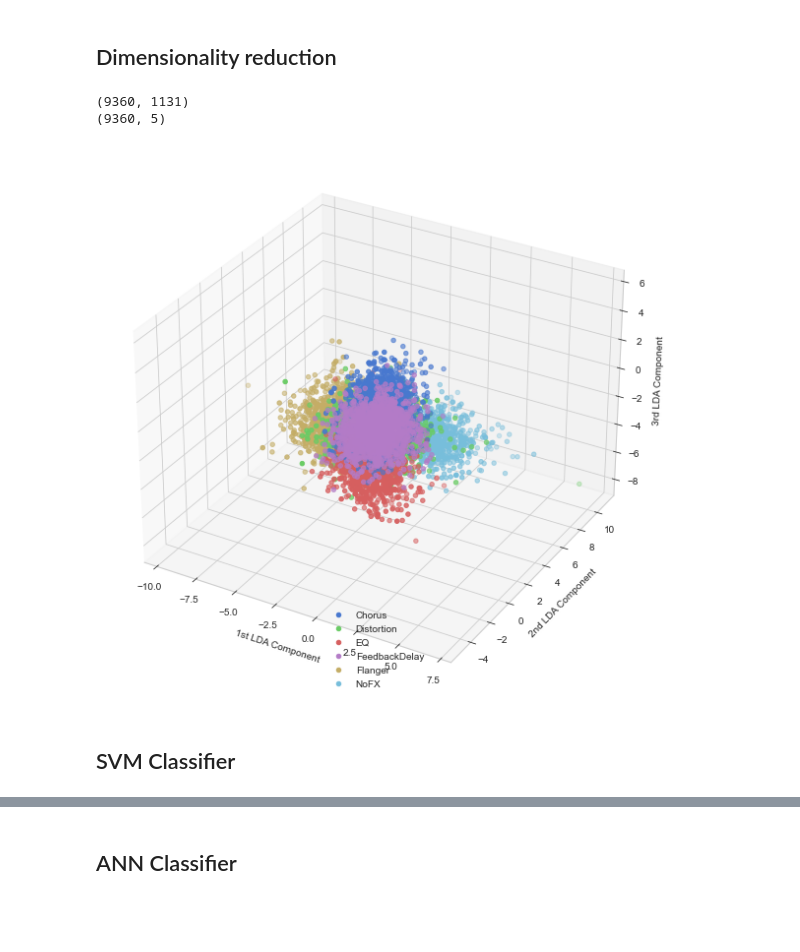
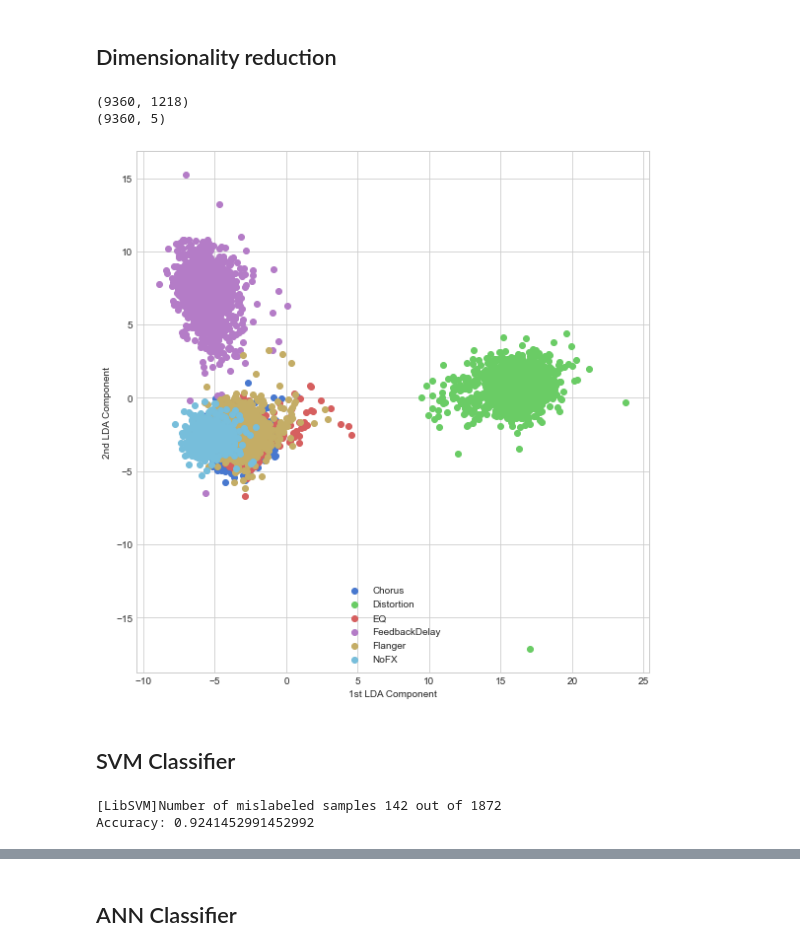
Before and after one commit to VoggLyster/AudioFXClassification, a Jupyter notebook: Project.ipynb, the cells around one changed output, grey strips where cells are left out. Drawn from its saved outputs; the diff is of its cells as text; code cells hidden in the pictures; blank space fills up the shorter version.

```diff
--- a/Project.ipynb
+++ b/Project.ipynb
@@ -17,10 +17,14 @@ import IPython.display as Ipd
 import sklearn
 # %%
 # Setup variables
-samplerate = 22050
+samplerate = 44100
 sample_len = 2*samplerate
 n_mfcc = 13
 hop_len = 512
-mfcc_len = int(np.ceil(sample_len/hop_len)*n_mfcc)
-print(mfcc_len)
+segment_len = int(np.ceil(sample_len/hop_len))
+mfcc_len = segment_len * n_mfcc
+spectral_bandwidth_len = segment_len
+spectral_flatness_len = 1
+feature_len = mfcc_len + spectral_bandwidth_len + spectral_flatness_len
+print(feature_len)
 # %% [output]
@@ -56,7 +59,10 @@ count = 0
 
 def extract_features(filename, count=0):
     signal, dummy = librosa.load(filename, samplerate, mono=True)
-    output = librosa.feature.mfcc(signal, samplerate, n_mfcc=n_mfcc, hop_length=hop_len).flatten()
+    mfccs = librosa.feature.mfcc(signal, samplerate, n_mfcc=n_mfcc, hop_length=hop_len).flatten()
+    spectral_bandwidth = librosa.feature.spectral_bandwidth(signal, samplerate).flatten()
+    spectral_flatness = np.mean(librosa.feature.spectral_flatness(signal).flatten())
+    output = np.append(np.concatenate((mfccs, spectral_bandwidth)),spectral_flatness)
     clear_output(wait=True)
     print("%i/%i samples processed" % (count, n_data))
     return output
@@ -164,34 +170,44 @@ feat_test = scaler.transform(feat_test)
 # %% [markdown]
 ## Dimensionality reduction
 # %%
+# LDA
 from sklearn.discriminant_analysis import LinearDiscriminantAnalysis
 lda = LinearDiscriminantAnalysis()
 
 lda.fit(feat_train, lab_train)
 
-print(features.shape)
-
 proj_feat_train = lda.transform(feat_train)
 proj_feat_test = lda.transform(feat_test)
 
 proj_features = lda.transform(scaler.transform(features))
-print(proj_features.shape)
+
+# with plt.style.context('seaborn-whitegrid'):
+#     fig = plt.figure(figsize=(8, 8))
+#     ax = fig.add_subplot(projection='3d')
+#     for lab_val, lab_name in zip(range(0,len(classes)),classes):
+#         ax.scatter(proj_features[labels==lab_val, 0],
+#                     proj_features[labels==lab_val, 1],
+#                     proj_features[labels==lab_val, 2],
+#                     label=lab_name)
+#     ax.set_xlabel('1st LDA Component')
+#     ax.set_ylabel('2nd LDA Component')
+#     ax.set_zlabel('3rd LDA Component')
+#     ax.legend(loc='lower center')
+#     plt.tight_layout()
+#     plt.show()
 
 with plt.style.context('seaborn-whitegrid'):
-    fig = plt.figure(figsize=(8, 8))
-    ax = fig.add_subplot(projection='3d')
+    plt.figure(figsize=(8, 8))
     for lab_val, lab_name in zip(range(0,len(classes)),classes):
-        ax.scatter(proj_features[labels==lab_val, 2],
-                    proj_features[labels==lab_val, 3],
-                    proj_features[labels==lab_val, 4],
+        plt.scatter(proj_features[labels==lab_val, 0],
+                    proj_features[labels==lab_val, 1],
                     label=lab_name)
-    ax.set_xlabel('1st LDA Component')
-    ax.set_ylabel('2nd LDA Component')
-    ax.set_zlabel('3rd LDA Component')
-    ax.legend(loc='lower center')
+    plt.xlabel('1st LDA Component')
+    plt.ylabel('2nd LDA Component')
+    plt.legend(loc='lower center')
     plt.tight_layout()
     plt.show()
 # %% [output]
-(9360, 1131)
+(9360, 1218)
 (9360, 5)
-[figure, old version]
+[figure, new version]
@@ -199,16 +221,19 @@ with plt.style.context('seaborn-whitegrid'):
 ## SVM Classifier
 # %%
 #Creating an instance of a SVM classifier
-#model_SVM = sklearn.svm.SVC(kernel='rbf', C=2.0, verbose=True)
+model_SVM = sklearn.svm.SVC(kernel='rbf', C=2.0, verbose=True)
 
 #training the model
-#model_SVM.fit(feat_train, lab_train)
+model_SVM.fit(proj_feat_train, lab_train)
 
 #applying the the model on the test data (features)
-#lab_predict = model_SVM.predict(feat_test)
+lab_predict = model_SVM.predict(proj_feat_test)
 
 #print the number of misclassified samples, accuracy and complete report (using scikit learn metric tools)
-#print('Number of mislabeled samples %d out of %d' % ((lab_test != lab_predict).sum(),lab_test.size))
-#print('Accuracy:',sklearn.metrics.accuracy_score(lab_test, lab_predict))
+print('Number of mislabeled samples %d out of %d' % ((lab_test != lab_predict).sum(),lab_test.size))
+print('Accuracy:',sklearn.metrics.accuracy_score(lab_test, lab_predict))
+# %% [output]
+[LibSVM]Number of mislabeled samples 142 out of 1872
+Accuracy: 0.9241452991452992
 # %%
 #computing a comprehensive set of performance metrics
```
Also changed, not shown: parts of 18 cells of this notebook.
